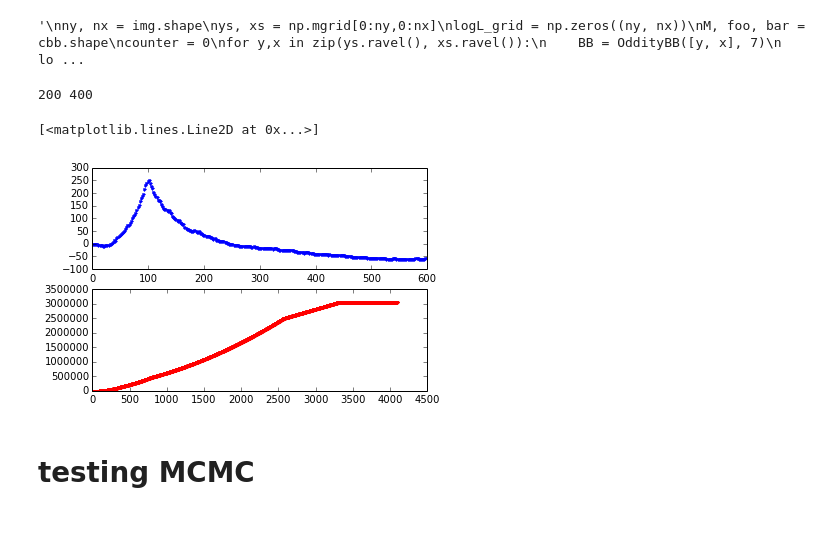
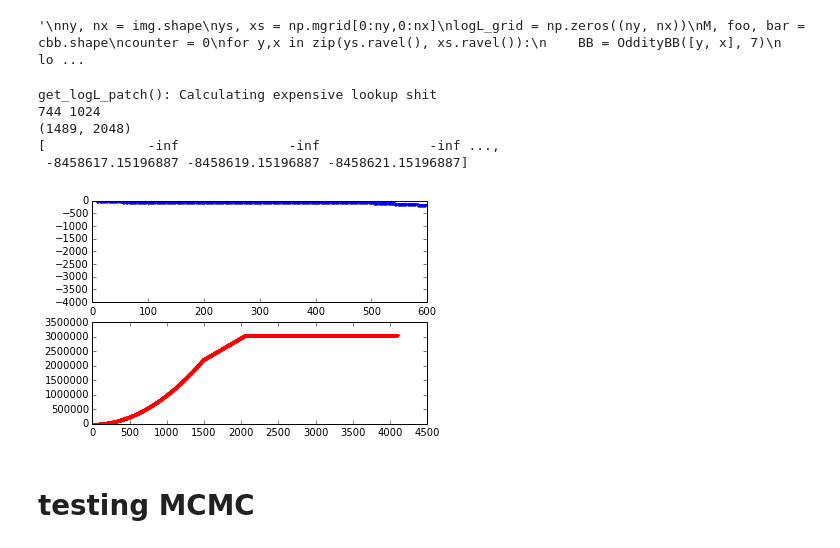
Before and after one commit to garibaldu/Oddity, a Jupyter notebook: code/squares.ipynb, the cells around one changed output. Cells and saved outputs as stored; diff of their text form; code cells hidden in the pictures.

```diff
--- a/code/squares.ipynb
+++ b/code/squares.ipynb
@@ -78,10 +83,10 @@ fakeimg = rng.normal(size=realimg.shape)
 ny, nx = fakeimg.shape
 ygrid, xgrid = mgrid[:ny, :nx]
 fakeimg += 0.0 * xgrid / nx  # to add a tiny gradient as a test
-fakeimg[150:250,350:450] += 0.25 # bright patch for kicks.
-fakeimg[475:525,675:725] += 1.0 # bright patch for kicks.
+fakeimg[150:250,350:450] *= 1.25 # a patch of slightly more variable pixels.
+fakeimg[475:525,675:725] += 1.0 # a patch of slightly brighter pixels.
 
 img = fakeimg # we decide which data we're working with.
 plt.gray()
-plt.imshow(img, origin='lower')
+show_data_and_model(img)
 # %% [output]
@@ -182,6 +187,8 @@ def get_logPrior(BBs):
         return logP
     for i in range(len(BBs)):
         logP += -2. # MAGIC NUMBER, the cost of adding a new source.
+        if BBs[i].get_width() > 500: # MAGIC NUMBER, the biggest "source" we believe in.
+            logP += -1. * (BBs[i].width - 500)
         if BBs[i].get_width() < 9: # MAGIC NUMBER, the minimum source size we find interesting
             #print 'get_logPrior() : bounding box %s is too narrow' %(BBs[i])
             return -np.Inf
@@ -216,34 +223,39 @@ for y,x in zip(ys.ravel(), xs.ravel()):
 # %%
 widths = np.arange(1,2*max(img.shape),2)
 logLs = np.zeros(len(widths))
 countss = np.zeros(len(widths))
 
 alphas_S = np.ones(M, dtype=int)
 alphas_B = 2 * alphas_S
 
 logL0 = get_logL(cbb, [], alphas_S, alphas_B)
 
 #ybest, xbest = np.where(img == img.max())
 #ybest, xbest = ybest[0], xbest[0]
-ybest, xbest = 200, 400
+yTop, xTop = img.shape
+ybest, xbest = yTop/2, xTop/2
 print ybest, xbest
-
+print img.shape
 for i, width in enumerate(widths):
     hw = (width-1)/2 # the half-width
     BB = OddityBB([ybest-hw, xbest-hw], width)
     countss[i] = np.sum(BB.get_counts(cbb))
-    logLs[i] = get_logL(cbb, [BB, ], alphas_S, alphas_B)
+    logLs[i] = get_logPosterior(cbb, [BB, ], alphas_S, alphas_B)
 
 plt.subplot(211)
 plt.plot(widths, logLs-logL0,'.b')
 plt.xlim(0,600)
 
 plt.subplot(212)
 plt.plot(widths, countss,'.r')
+print logLs
 # %% [output]
-200 400
+get_logL_patch(): Calculating expensive lookup shit
+744 1024
+(1489, 2048)
+[             -inf              -inf              -inf ...,
+ -8458617.15196887 -8458619.15196887 -8458621.15196887]
-[<matplotlib.lines.Line2D at 0x...>]
-[figure, old version]
+[figure, new version]
 # %% [markdown]
 # testing MCMC
 # %%
```
Also changed, not shown: parts of 10 cells of this notebook.
